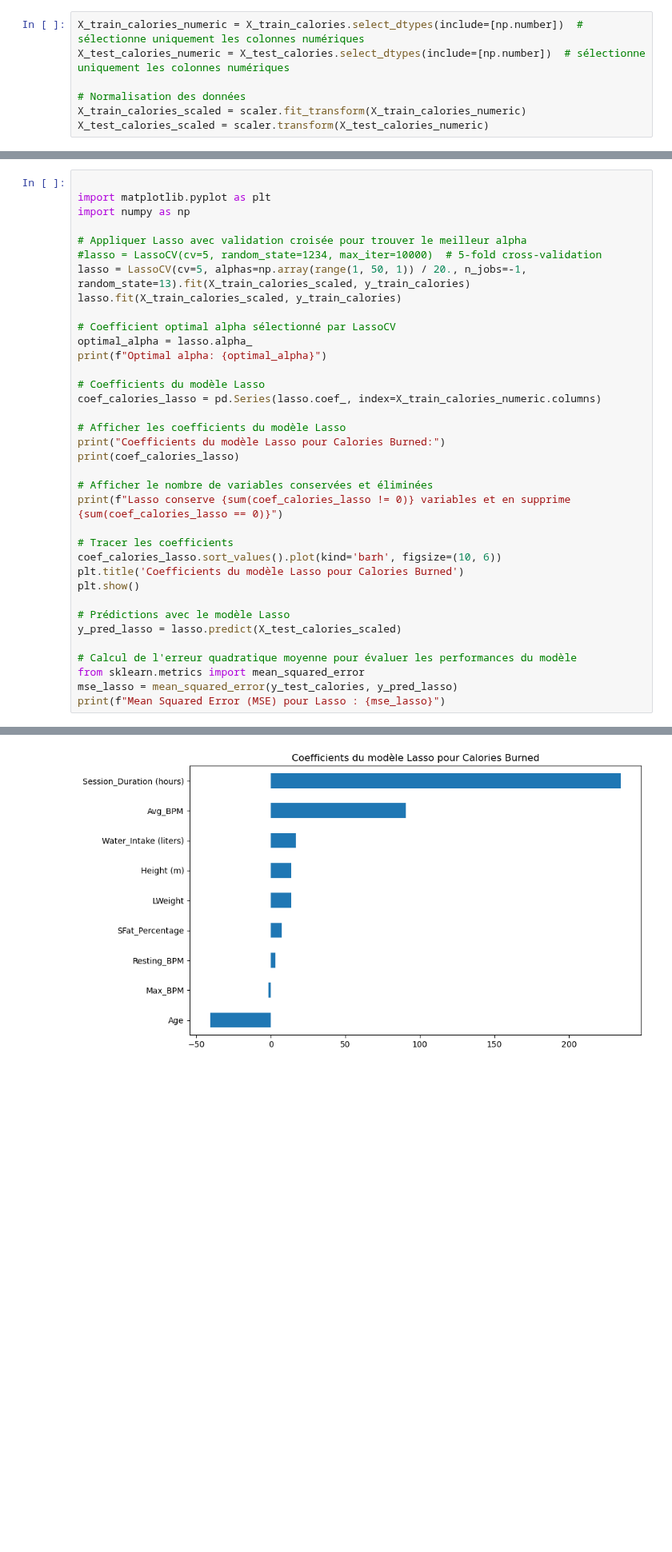
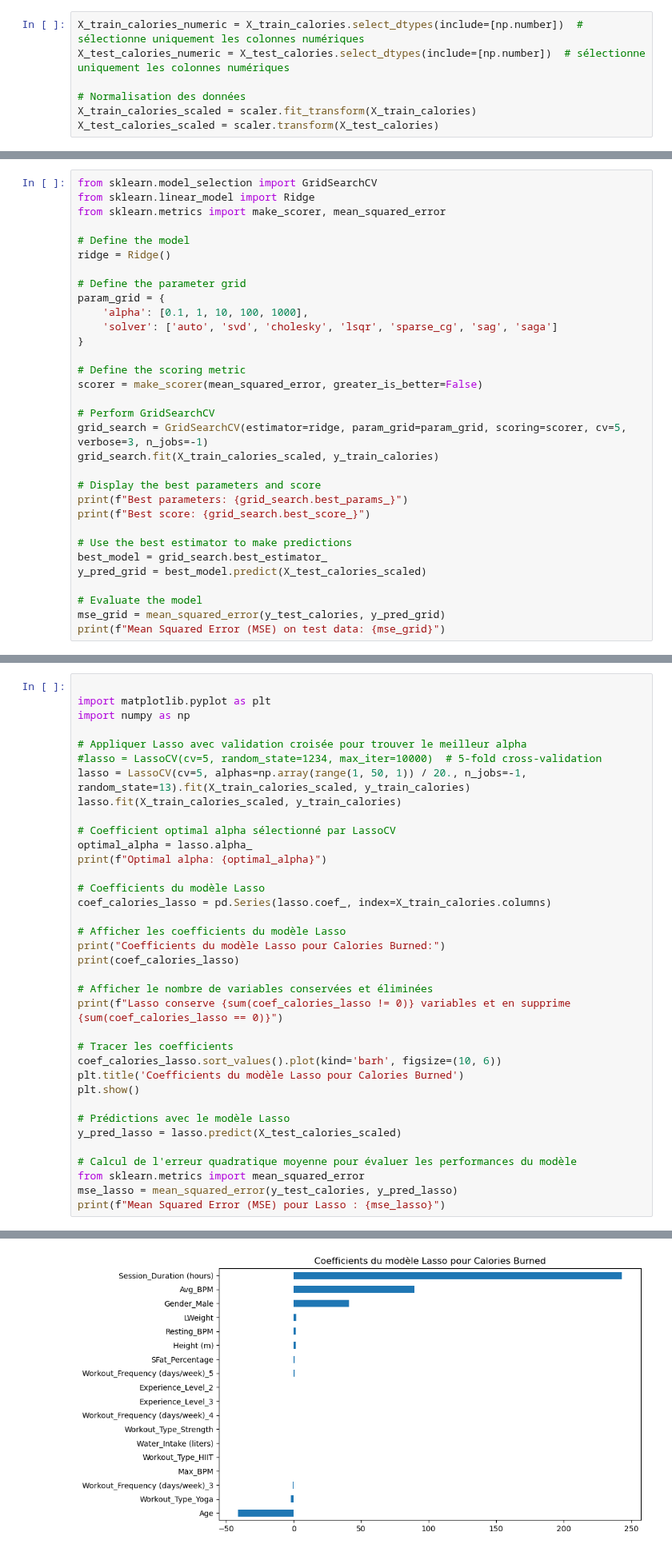
Before and after one commit to Dorianhgn/ProjetML4A, a Jupyter notebook: Calories_Burned/Sara/python.ipynb, the cells around one changed output, grey strips where cells are left out. Shown at 80% size. Saved outputs shown, nothing was run; the diff lists cells and outputs as text; blank space fills up the shorter version.

```diff
--- a/Calories_Burned/Sara/python.ipynb
+++ b/Calories_Burned/Sara/python.ipynb
@@ -74,8 +94,8 @@ X_train_calories_numeric = X_train_calories.select_dtypes(include=[np.number])
 X_test_calories_numeric = X_test_calories.select_dtypes(include=[np.number])  # sélectionne uniquement les colonnes numériques
 
 # Normalisation des données
-X_train_calories_scaled = scaler.fit_transform(X_train_calories_numeric)
-X_test_calories_scaled = scaler.transform(X_test_calories_numeric)
+X_train_calories_scaled = scaler.fit_transform(X_train_calories)
+X_test_calories_scaled = scaler.transform(X_test_calories)
 # %%
 display(gym_train.head().style.background_gradient(cmap='YlGnBu', low=0, high=0, axis=0))
 # display unique values of categorical columns
@@ -177,0 +191,32 @@ Number of coefficients:  9
+# %%
+from sklearn.model_selection import GridSearchCV
+from sklearn.linear_model import Ridge
+from sklearn.metrics import make_scorer, mean_squared_error
+
+# Define the model
+ridge = Ridge()
+
+# Define the parameter grid
+param_grid = {
+    'alpha': [0.1, 1, 10, 100, 1000],
+    'solver': ['auto', 'svd', 'cholesky', 'lsqr', 'sparse_cg', 'sag', 'saga']
+}
+
+# Define the scoring metric
+scorer = make_scorer(mean_squared_error, greater_is_better=False)
+
+# Perform GridSearchCV
+grid_search = GridSearchCV(estimator=ridge, param_grid=param_grid, scoring=scorer, cv=5, verbose=3, n_jobs=-1)
+grid_search.fit(X_train_calories_scaled, y_train_calories)
+
+# Display the best parameters and score
+print(f"Best parameters: {grid_search.best_params_}")
+print(f"Best score: {grid_search.best_score_}")
+
+# Use the best estimator to make predictions
+best_model = grid_search.best_estimator_
+y_pred_grid = best_model.predict(X_test_calories_scaled)
+
+# Evaluate the model
+mse_grid = mean_squared_error(y_test_calories, y_pred_grid)
+print(f"Mean Squared Error (MSE) on test data: {mse_grid}")
@@ -190,7 +305,7 @@ optimal_alpha = lasso.alpha_
 print(f"Optimal alpha: {optimal_alpha}")
 
 # Coefficients du modèle Lasso
-coef_calories_lasso = pd.Series(lasso.coef_, index=X_train_calories_numeric.columns)
+coef_calories_lasso = pd.Series(lasso.coef_, index=X_train_calories.columns)
 
 # Afficher les coefficients du modèle Lasso
 print("Coefficients du modèle Lasso pour Calories Burned:")
@@ -228 +347 @@ Lasso conserve 9 variables et en supprime 0
-[figure, old version]
+[figure, new version]
```
Also changed, not shown: parts of 25 cells of this notebook.
